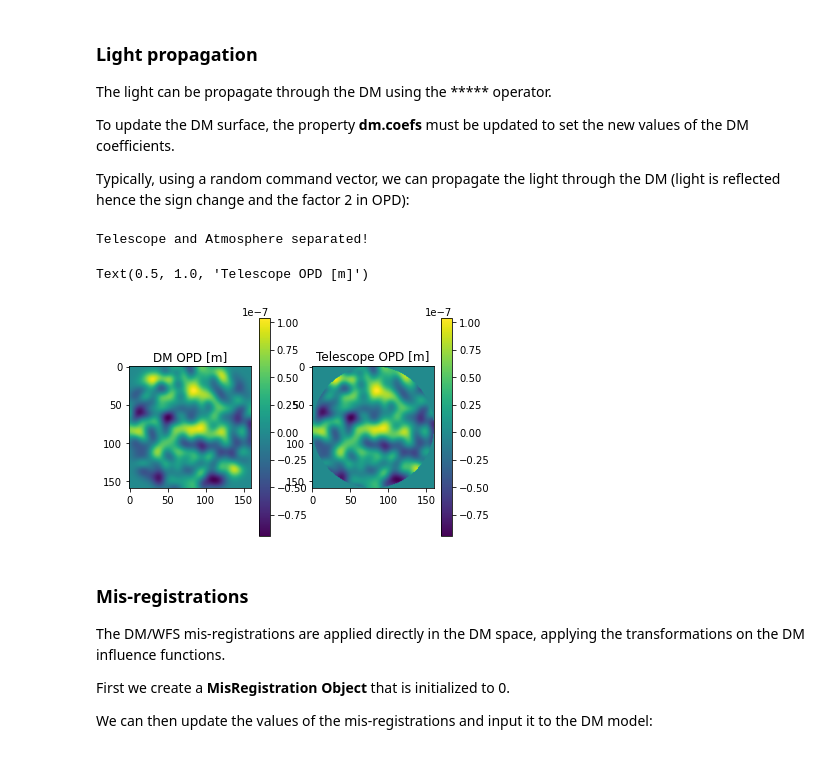
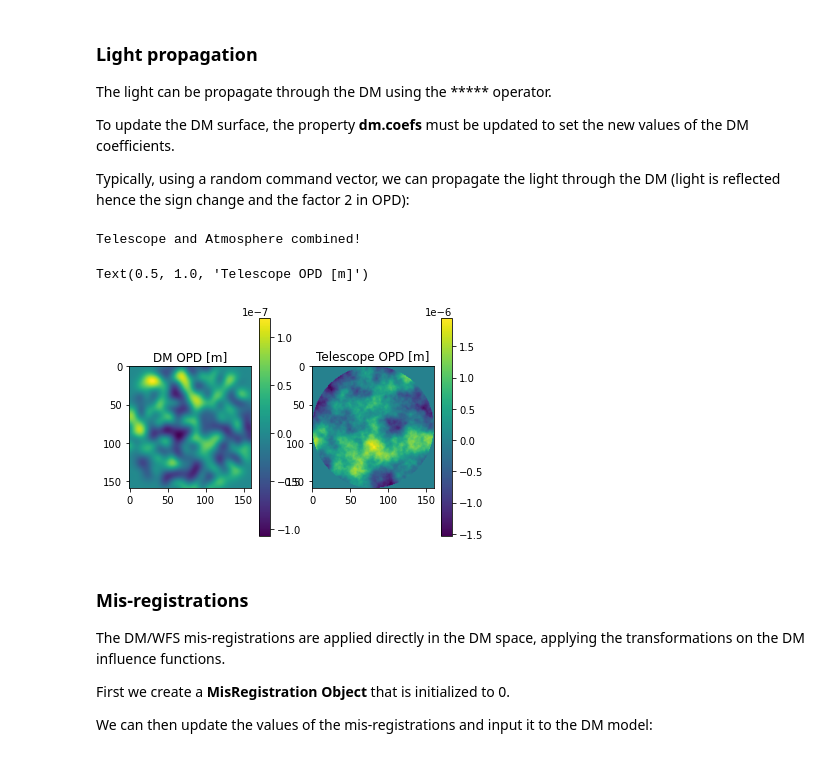
Before and after one commit to cheritier/OOPAO, a Jupyter notebook: tutorials/tutorial_howToAdaptiveOptics.ipynb, the cells around one changed output. Drawn from its saved outputs; the diff is of its cells as text; code cells hidden in the pictures.

```diff
--- a/tutorials/tutorial_howToAdaptiveOptics.ipynb
+++ b/tutorials/tutorial_howToAdaptiveOptics.ipynb
@@ -352,23 +356,23 @@ To update the DM surface, the property **dm.coefs** must be updated to set the n
 
 Typically, using a random command vector, we can propagate the light through the DM (light is reflected hence the sign change and the factor 2 in OPD):
 # %%
-tel-atm
+tel+atm
 
 dm.coefs = (np.random.rand(dm.nValidAct)-0.5)*100e-9
 tel*dm
 plt.figure()
 plt.subplot(121)
 plt.imshow(dm.OPD)
 plt.title('DM OPD [m]')
 plt.colorbar()
 plt.subplot(122)
 plt.imshow(tel.OPD)
 plt.colorbar()
 plt.title('Telescope OPD [m]')
 # %% [output]
-Telescope and Atmosphere separated!
+Telescope and Atmosphere combined!
 Text(0.5, 1.0, 'Telescope OPD [m]')
-[figure, old version]
+[figure, new version]
 # %% [markdown]
 ### Mis-registrations
 The DM/WFS mis-registrations are applied directly in the DM space, applying the transformations on the DM influence functions.
```
Also changed, not shown: parts of 15 cells of this notebook, 9 other files.
